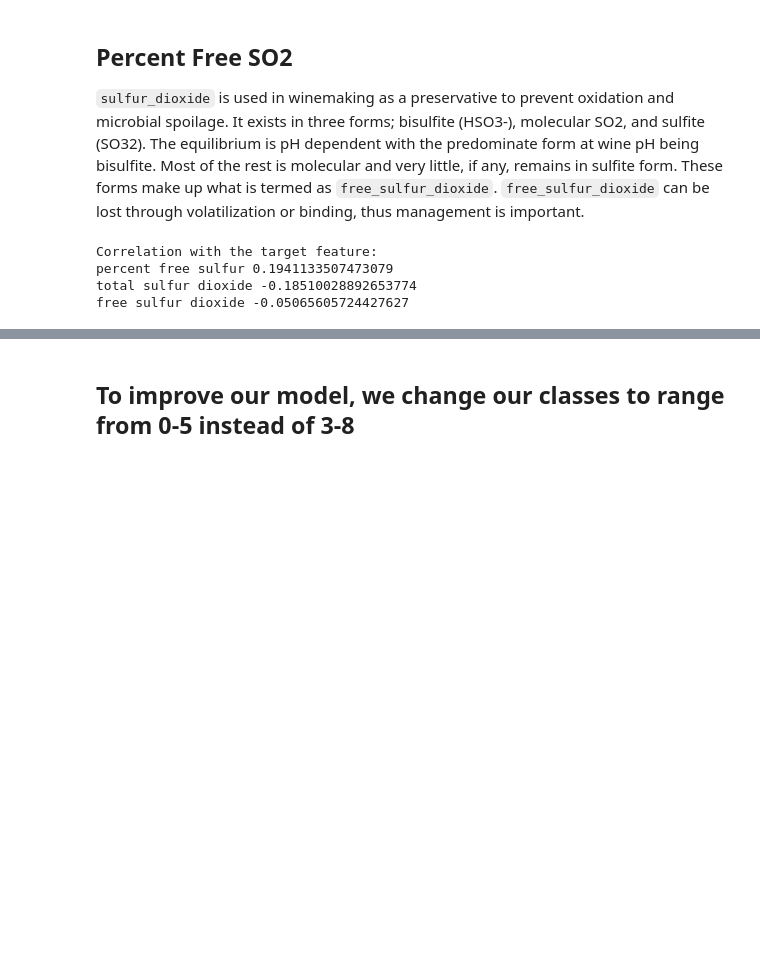
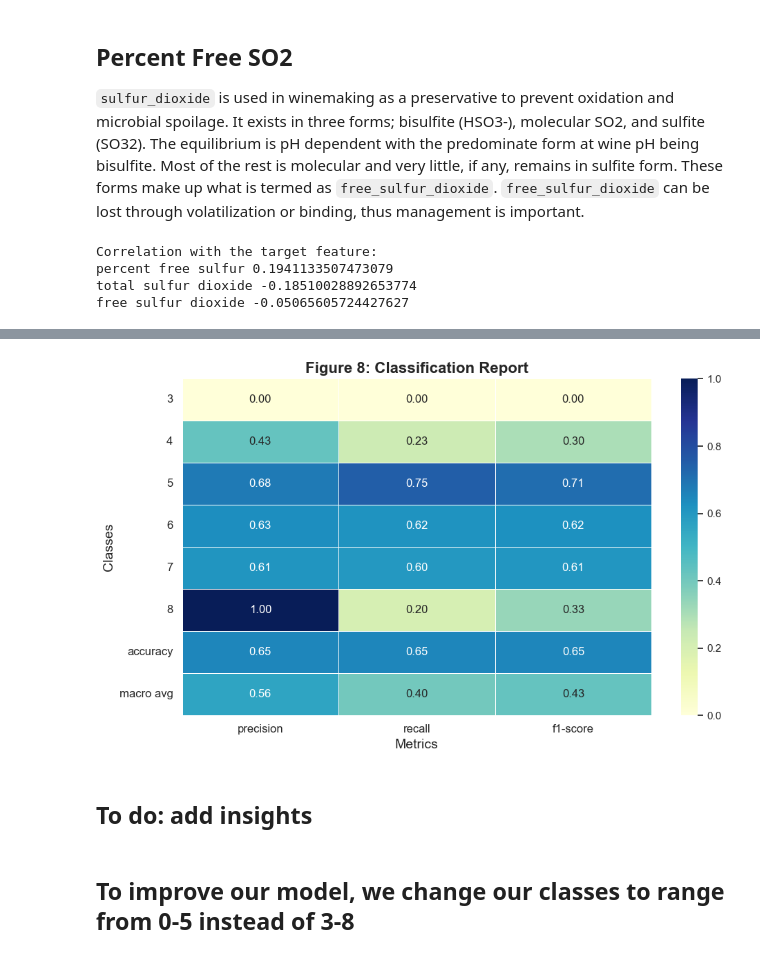
Before and after one commit to airbagdeer/tabular-ds-project, a Jupyter notebook: EX2.ipynb, the cells around one changed output, grey strips where cells are left out. Drawn from its saved outputs; the diff is of its cells as text; code cells hidden in the pictures; blank space fills up the shorter version.

```diff
--- a/EX2.ipynb
+++ b/EX2.ipynb
@@ -23,7 +22,10 @@ y = dfr[target]
 # %% [markdown]
 ### Splitting to train and test - We split 75% to train, and we stratify to balance the minority classes in the training and test set
 # %%
-X_train, X_test, y_train, y_test = train_test_split(X, y, test_size=0.25, random_state=42, stratify=y)
+def split_data_set(X, y):
+    return train_test_split(X, y, test_size=0.25, random_state=42, stratify=y)
+
+X_train, X_test, y_train, y_test = split_data_set(X,y)
 # %% [markdown]
 ### This function will help us understand if we improved after each step
 # %%
@@ -203,3 +243,18 @@ free sulfur dioxide -0.05065605724427627
+# %%
+def retest_results(X, y, model):
+    # resplit with the same random level to get the same samples
+    X_train, X_test, y_train, y_test = split_data_set(X=X, y=y)
+    # get new predictions
+    y_pred_fe = get_predications(model, X_train_samples=X_train, X_test_samples=X_test, y_train_classes=y_train)
+    #show results
+    calculate_scores(y_test, y_pred_fe, 'feature_engineering-pipline-results')
+
+retest_results(X, y, basic_model)
+###to do: put this plot next to the previous
+# %% [output]
+[figure, added]
+# %% [markdown]
+## To do: add insights
 # %% [markdown]
 ## To improve our model, we change our classes to range from 0-5 instead of 3-8
 # %%
```
Also changed, not shown: parts of 23 cells of this notebook.
